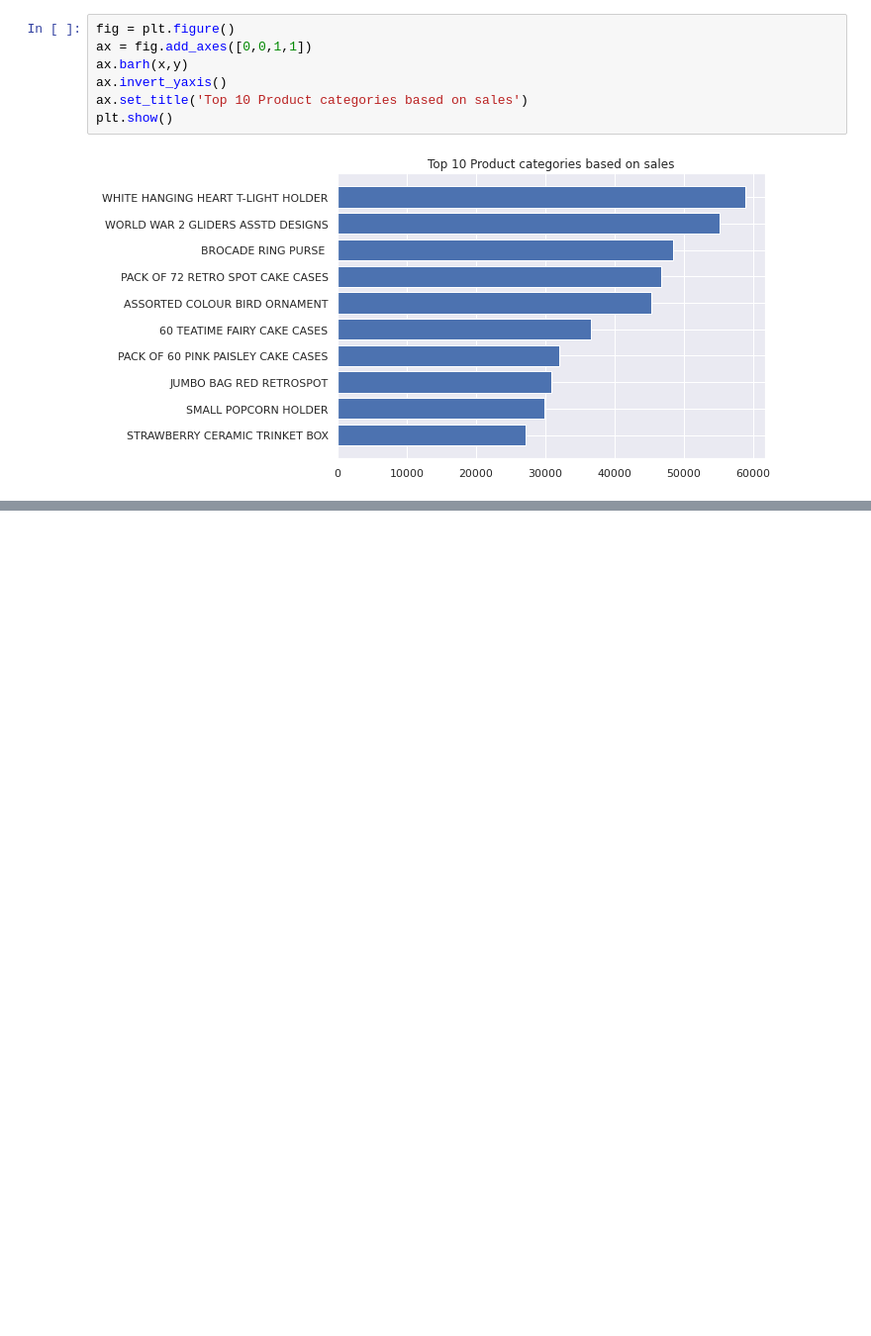
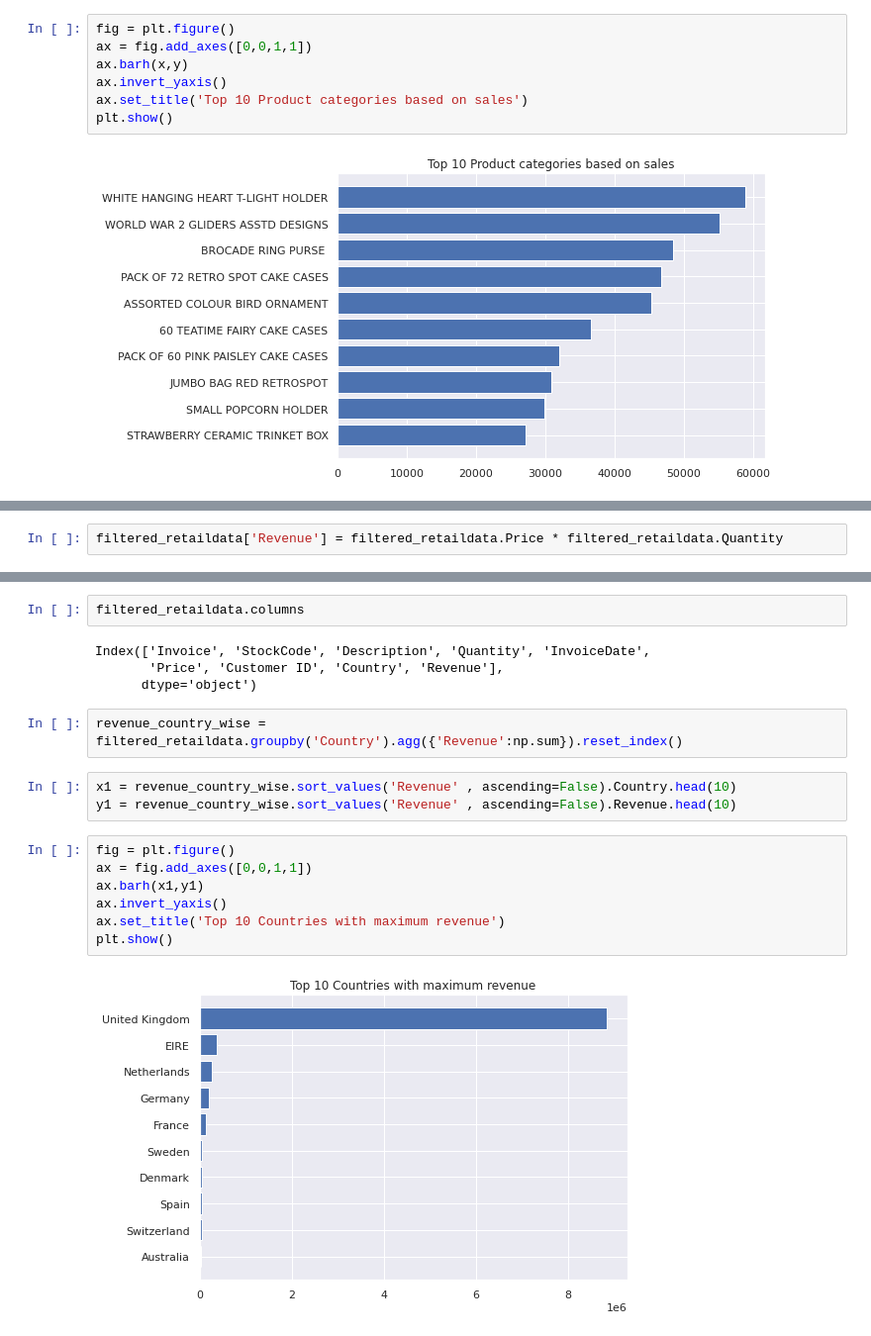
Before and after one commit to alokg1019/DataMining_Team1, a Jupyter notebook: EDA_Retail .ipynb, the cells around one changed output, grey strips where cells are left out. Shown: that part at 99% size. Saved outputs shown, nothing was run; the diff lists cells and outputs as text; blank space fills up the shorter version.

Commit message:
EDA for countries, price, invoice number, stockcode, features

```diff
--- a/EDA_Retail .ipynb
+++ b/EDA_Retail .ipynb
@@ -100,0 +116,2 @@ plt.show()
+# %%
+filtered_retaildata['Revenue'] = filtered_retaildata.Price * filtered_retaildata.Quantity
@@ -100,0 +150,20 @@ plt.show()
+# %%
+filtered_retaildata.columns
+# %% [output]
+Index(['Invoice', 'StockCode', 'Description', 'Quantity', 'InvoiceDate',
+       'Price', 'Customer ID', 'Country', 'Revenue'],
+      dtype='object')
+# %%
+revenue_country_wise = filtered_retaildata.groupby('Country').agg({'Revenue':np.sum}).reset_index()
+# %%
+x1 = revenue_country_wise.sort_values('Revenue' , ascending=False).Country.head(10)
+y1 = revenue_country_wise.sort_values('Revenue' , ascending=False).Revenue.head(10)
+# %%
+fig = plt.figure()
+ax = fig.add_axes([0,0,1,1])
+ax.barh(x1,y1)
+ax.invert_yaxis()
+ax.set_title('Top 10 Countries with maximum revenue')
+plt.show()
+# %% [output]
+[figure, added]
```
Also changed, not shown: parts of 31 cells of this notebook.
